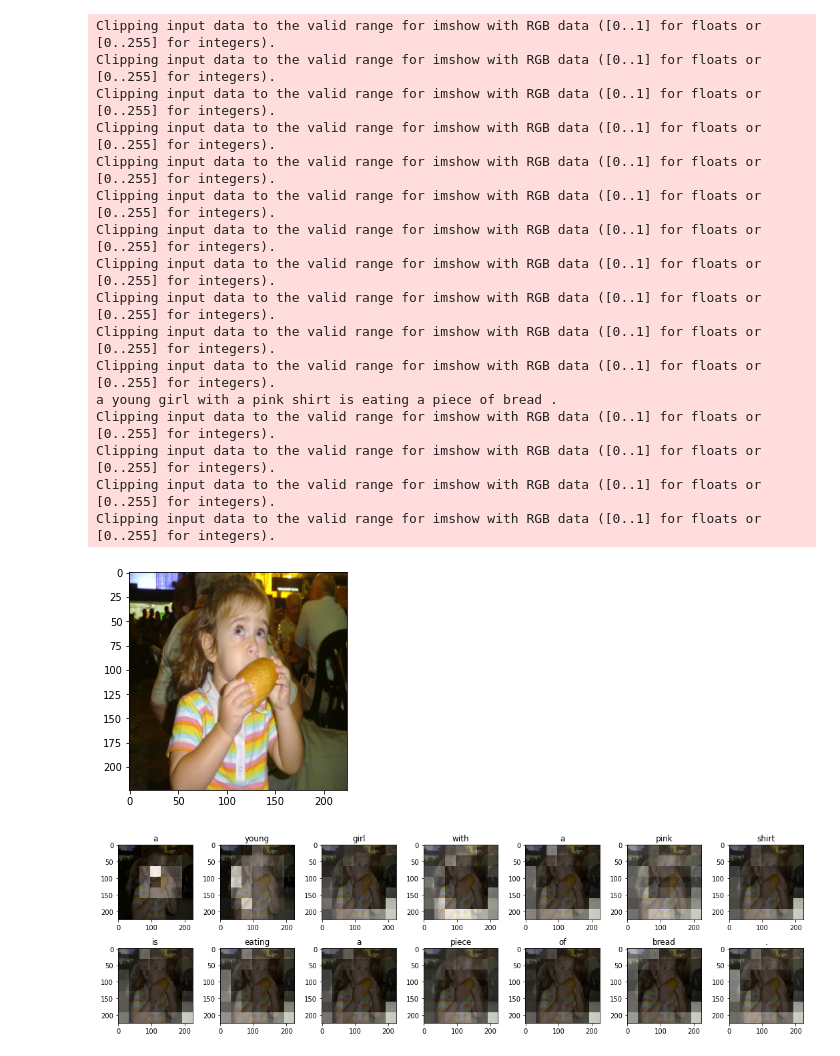
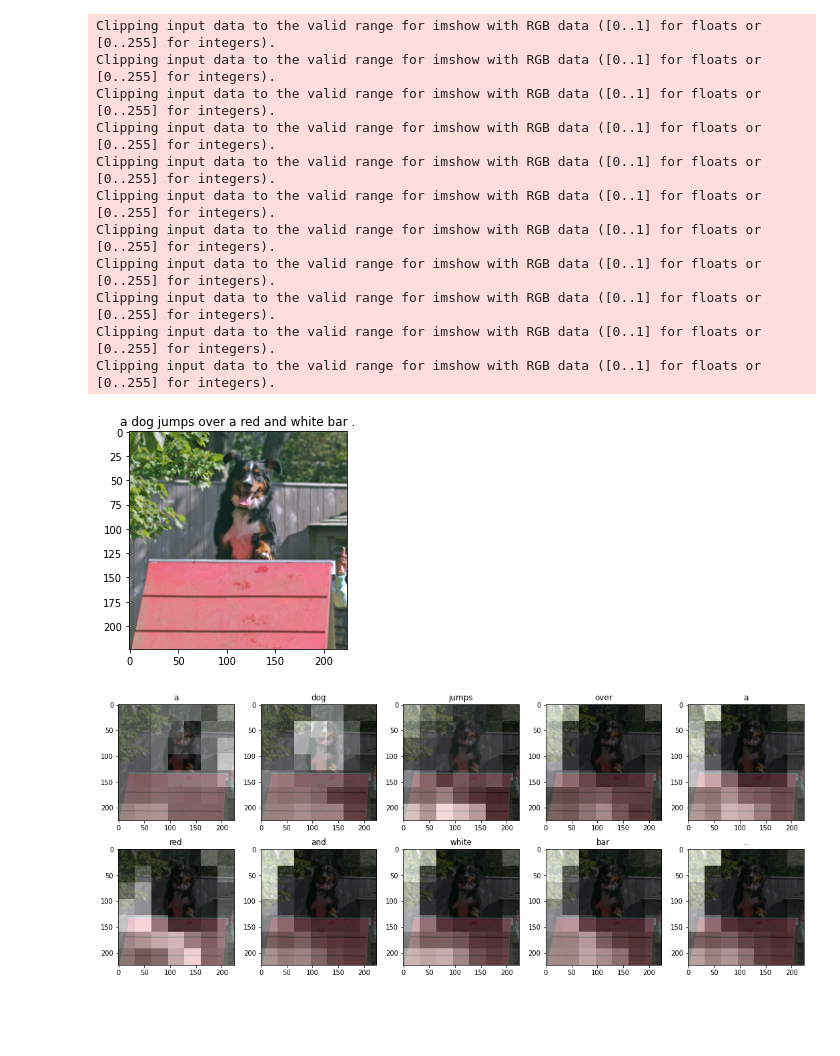
Before and after one commit to yoyosef/image-captioning-csc413, a Jupyter notebook: main.ipynb, the cells around one changed output. Saved outputs shown, nothing was run; the diff lists cells and outputs as text; code cells hidden in the pictures; blank space fills up the shorter version.

```diff
--- a/main.ipynb
+++ b/main.ipynb
@@ -23,14 +27,14 @@ args_dict = {
     "embed_size": 256,
     "hidden_size": 512,
     "encoder_dim": 512, # MUST MATCH THE RESNET ENCODER OUTPUT
-    "attention_dim": 128,
-    "learn_rate": 0.001,
+    "attention_dim": 256,
+    "learn_rate": 0.002,
     "batch_size": 32,
     "epochs": 5,
     "log_step": 25,
     "save_epoch": 1,
     "model_path": "models/",
-    "load_model": True,
+    "load_model": False,
     "encoder_path": "models/encoder-attention-5.ckpt",
     "decoder_path": "models/decoder-attention-5.ckpt",
     "model_type": "attention"
@@ -41,3 +43,5 @@ args.update(args_dict)
+# %%
+train(args)
 # %%
 with open("vocab.pkl", 'rb') as f:
         vocab = pickle.load(f)
@@ -55,37 +59,37 @@ train_loader = initialize_loader(train_data, batch_size=args.batch_size)
 # %%
 if args.model_type == "attention":
     e = ResNetAttentionEncoder(args.embed_size)
     d = DecoderWithAttention(len(
         vocab), args.embed_size, args.hidden_size, args.encoder_dim, args.attention_dim)
 else:
     e = ResNetEncoder(args.embed_size)
     d = Decoder(len(vocab), args.embed_size, args.hidden_size)
 
 if args.load_model:
     e.load_state_dict(torch.load(args.encoder_path))
     d.load_state_dict(torch.load(args.decoder_path))
 
 e.to(device)
 d.to(device)
-img = train_data[12][0]
-caps, alphas = get_caption_attention(e, d, img.unsqueeze(0), vocab)
-plot_attention(img, caps, alphas)
+
+rand_num = random.randint(0, 8000)
+img = train_data[rand_num][0]
+if args.model_type == "attention":
+    caps, alphas = get_caption_attention(e, d, img, vocab)
+    plot_attention(img, caps, alphas)
+else:
+    caps = get_caption_lstm(e, d, img, vocab)
 # %% [output]
 Clipping input data to the valid range for imshow with RGB data ([0..1] for floats or [0..255] for integers).
 Clipping input data to the valid range for imshow with RGB data ([0..1] for floats or [0..255] for integers).
 Clipping input data to the valid range for imshow with RGB data ([0..1] for floats or [0..255] for integers).
 Clipping input data to the valid range for imshow with RGB data ([0..1] for floats or [0..255] for integers).
 Clipping input data to the valid range for imshow with RGB data ([0..1] for floats or [0..255] for integers).
 Clipping input data to the valid range for imshow with RGB data ([0..1] for floats or [0..255] for integers).
 Clipping input data to the valid range for imshow with RGB data ([0..1] for floats or [0..255] for integers).
 Clipping input data to the valid range for imshow with RGB data ([0..1] for floats or [0..255] for integers).
 Clipping input data to the valid range for imshow with RGB data ([0..1] for floats or [0..255] for integers).
 Clipping input data to the valid range for imshow with RGB data ([0..1] for floats or [0..255] for integers).
 Clipping input data to the valid range for imshow with RGB data ([0..1] for floats or [0..255] for integers).
-a young girl with a pink shirt is eating a piece of bread .
-Clipping input data to the valid range for imshow with RGB data ([0..1] for floats or [0..255] for integers).
-Clipping input data to the valid range for imshow with RGB data ([0..1] for floats or [0..255] for integers).
-Clipping input data to the valid range for imshow with RGB data ([0..1] for floats or [0..255] for integers).
-Clipping input data to the valid range for imshow with RGB data ([0..1] for floats or [0..255] for integers).
-[figure, old version]
+[figure, new version]
-[figure, old version]
+[figure, new version]
```
Also changed, not shown: parts of 2 cells of this notebook.
